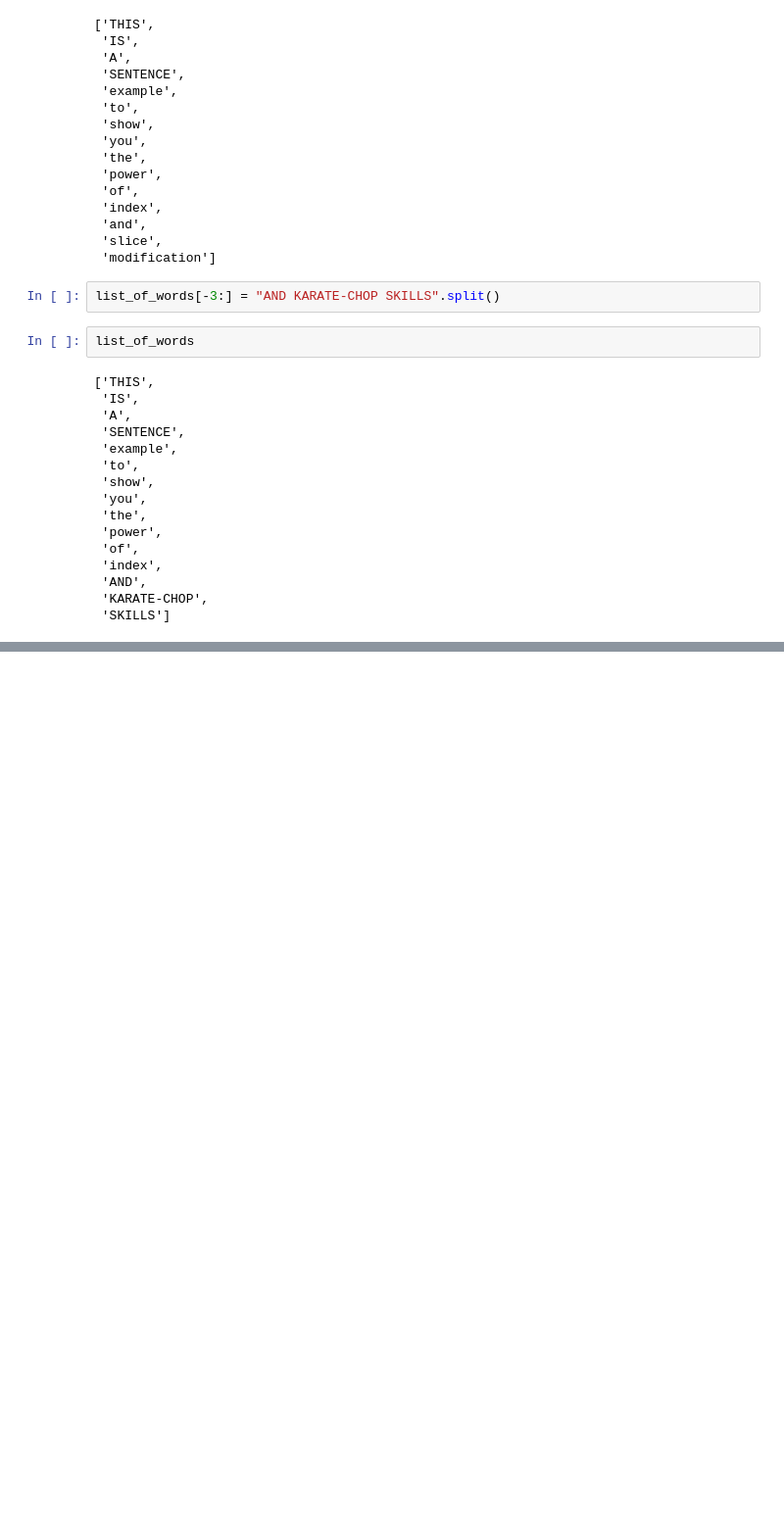
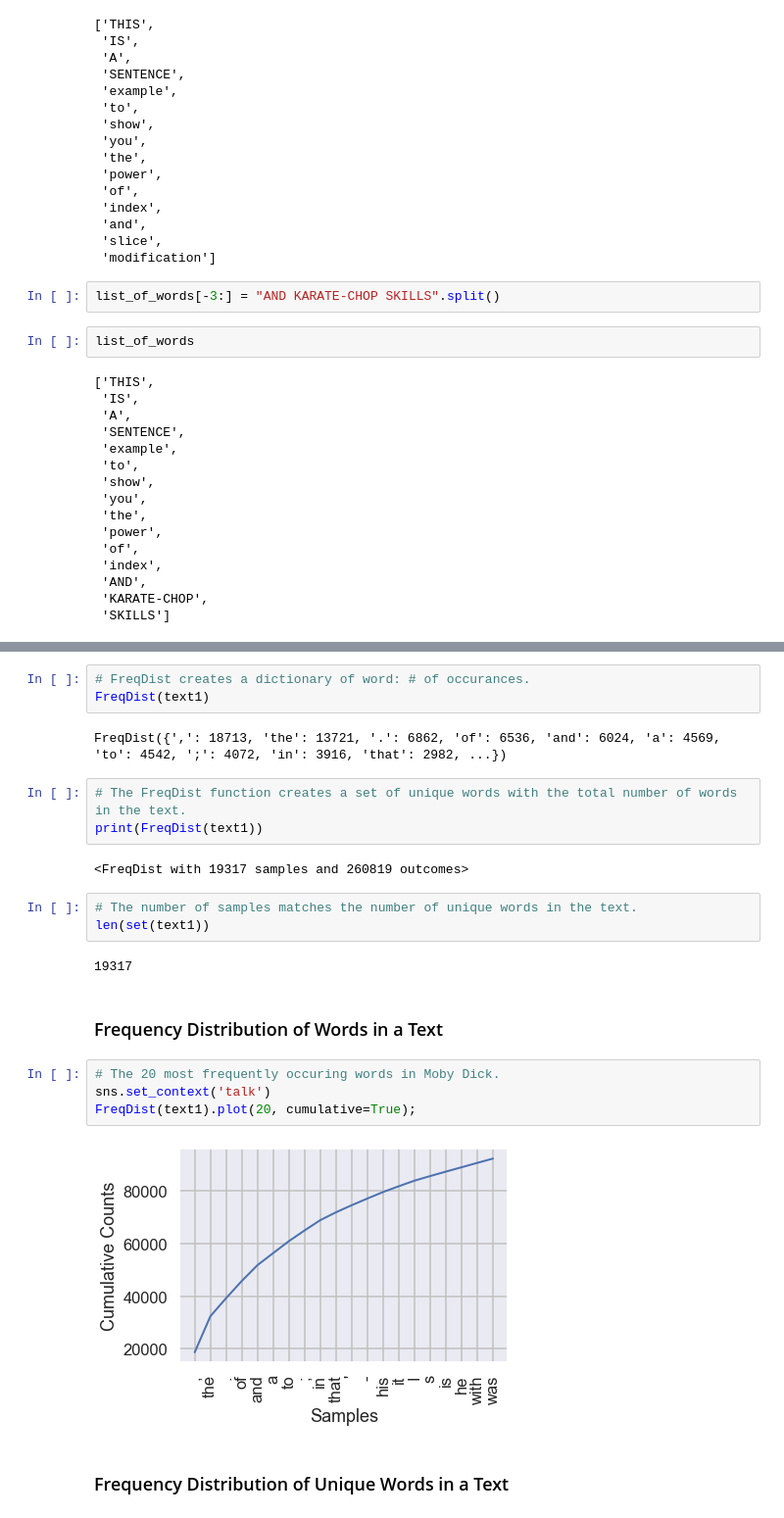
Before and after one commit to Promeos/natural-language-processing-exercises, a Jupyter notebook: nltk_textbook/intro_to_nltk.ipynb, the cells around one changed output, grey strips where cells are left out. Shown at 98% size. Cells and saved outputs as stored; diff of their text form; blank space fills up the shorter version.

```diff
--- a/nltk_textbook/intro_to_nltk.ipynb
+++ b/nltk_textbook/intro_to_nltk.ipynb
@@ -511,0 +522,25 @@ list_of_words
+# %%
+# FreqDist creates a dictionary of word: # of occurances.
+FreqDist(text1)
+# %% [output]
+FreqDist({',': 18713, 'the': 13721, '.': 6862, 'of': 6536, 'and': 6024, 'a': 4569, 'to': 4542, ';': 4072, 'in': 3916, 'that': 2982, ...})
+# %%
+# The FreqDist function creates a set of unique words with the total number of words in the text.
+print(FreqDist(text1))
+# %% [output]
+<FreqDist with 19317 samples and 260819 outcomes>
+# %%
+# The number of samples matches the number of unique words in the text.
+len(set(text1))
+# %% [output]
+19317
+# %% [markdown]
+### Frequency Distribution of Words in a Text
+# %%
+# The 20 most frequently occuring words in Moby Dick.
+sns.set_context('talk')
+FreqDist(text1).plot(20, cumulative=True);
+# %% [output]
+[figure, added]
+# %% [markdown]
+### Frequency Distribution of Unique Words in a Text
```
Also changed, not shown: parts of 10 cells of this notebook.
